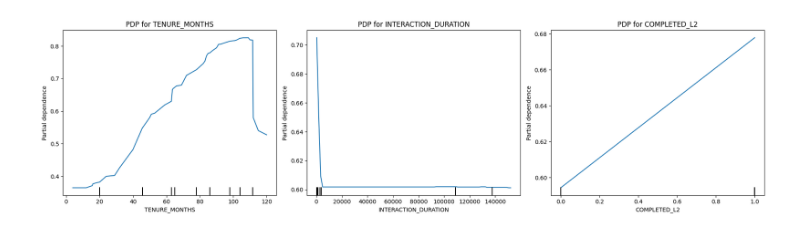
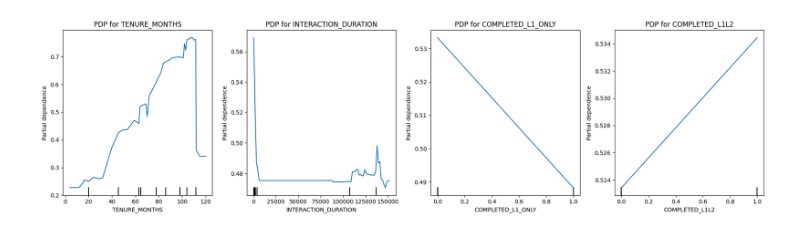
Before and after one commit to ongsterr/skylux-contact-centre-analysis, a Jupyter notebook: resolution_rate_analysis.ipynb, the cells around one changed output. Saved outputs shown, nothing was run; the diff lists cells and outputs as text; code cells hidden in the pictures.

```diff
--- a/resolution_rate_analysis.ipynb
+++ b/resolution_rate_analysis.ipynb
@@ -224,17 +558,33 @@ feat_imp_shap
 # %%
-top_features = feat_imp_shap["feature"].head(3).tolist()
+features_to_plot = ["TENURE_MONTHS", "INTERACTION_DURATION", "COMPLETED_L1_ONLY", "COMPLETED_L1L2"]
+x_labels = {
+    "TENURE_MONTHS": "Agent Tenure (months)",
+    "INTERACTION_DURATION": "Interaction Duration (seconds)",
+    "COMPLETED_L1_ONLY": "Completed L1 Only",
+    "COMPLETED_L1L2": "Completed L1+L2",
+}
+y_labels = {
+    "TENURE_MONTHS": "SHAP value for Tenure",
+    "INTERACTION_DURATION": "SHAP value for Interaction duration",
+    "COMPLETED_L1_ONLY": "Completed L1 Only",
+    "COMPLETED_L1L2": "Completed L1+L2",
+}
 
-fig, axes = plt.subplots(1, 3, figsize=(18, 6))  # 1 row, 3 columns
+fig, axes = plt.subplots(1, 4, figsize=(18, 5))
 
-for ax, f in zip(axes, top_features):
+for ax, f in zip(axes, features_to_plot):
     shap.dependence_plot(
         f,
         shap_values_feat,
         X_shap,
+        interaction_index="CHANNEL",
         ax=ax,
-        show=False   # important: disable auto-show so we can control layout
+        show=False
     )
-    ax.set_title(f"SHAP dependence for {f}")
+
+    # Rename x & y axes
+    ax.set_xlabel(x_labels.get(f, f))
+    ax.set_ylabel(y_labels.get(f, f"SHAP value for {f}"))
 
 plt.tight_layout()
 plt.show()
@@ -243,17 +593,30 @@ plt.show()
 # %%
-fig, axes = plt.subplots(1, 3, figsize=(18, 5))  # 1 row, 3 columns
+# Convert X_test to handle Decimal types and None values
+X_test_clean = X_test.copy()
 
-for ax, f in zip(axes, top_features):
+# Convert all numeric columns to float (handles Decimal types)
+for col in X_test_clean.columns:
+    if col not in CATEGORICAL_FEATURES and col != '':
+        # Convert to numeric, coercing errors to NaN
+        X_test_clean[col] = pd.to_numeric(X_test_clean[col], errors='coerce')
+
+# Ensure all numeric columns are float
+numeric_cols = X_test_clean.select_dtypes(include=[np.number]).columns
+X_test_clean[numeric_cols] = X_test_clean[numeric_cols].astype(float)
+
+fig, axes = plt.subplots(1, 4, figsize=(18, 5))
+
+for ax, f in zip(axes, features_to_plot):
     PartialDependenceDisplay.from_estimator(
         model,
-        X_test,
+        X_test_clean,
         [f],
         kind="average",
         ax=ax
     )
     ax.set_title(f"PDP for {f}")
 
 plt.tight_layout()
 plt.show()
 # %% [output]
-[figure, old version]
+[figure, new version]
```
Also changed, not shown: parts of 23 cells of this notebook, 1 other file.
